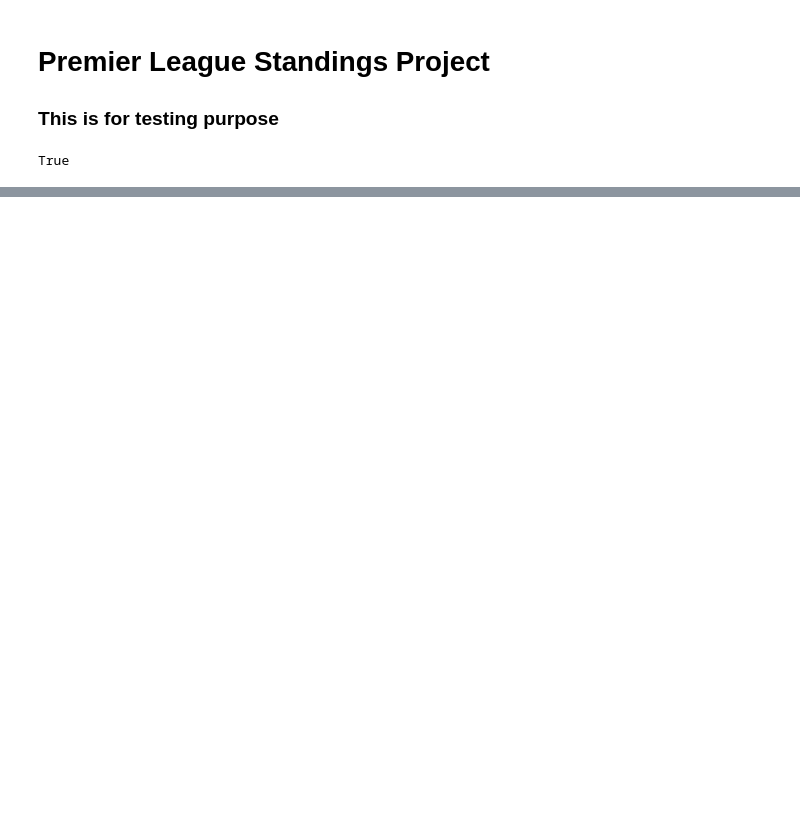
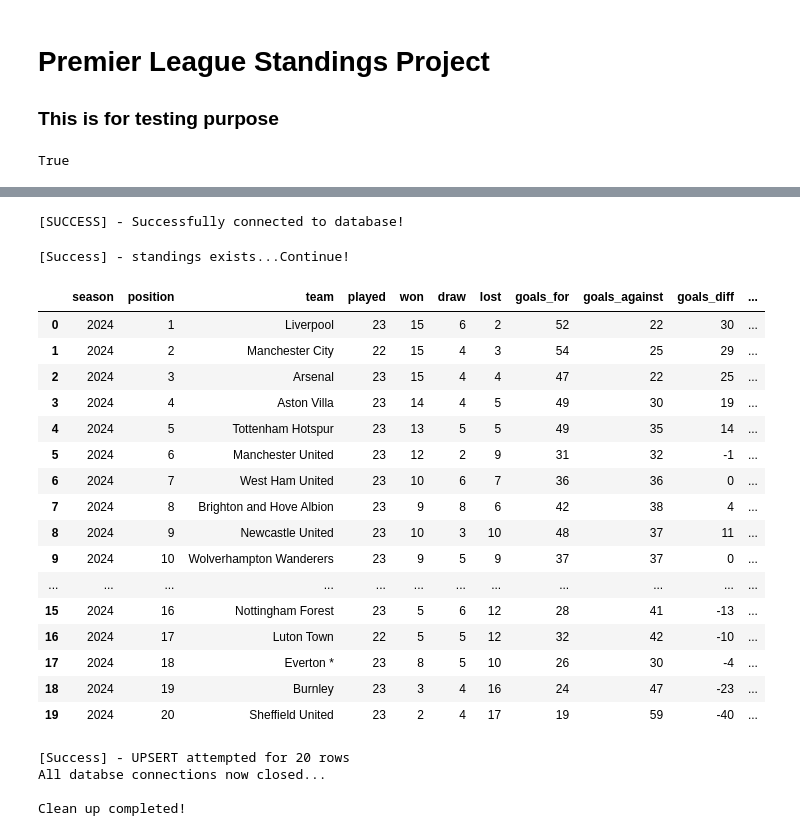
Before and after one commit to mdwasiqkhan1710/Python_API_Projects, a Jupyter notebook: Football_API_Project/test.ipynb, the cells around one changed output, grey strips where cells are left out. Saved outputs shown, nothing was run; the diff lists cells and outputs as text; code cells hidden in the pictures; blank space fills up the shorter version.

```diff
--- a/Football_API_Project/test.ipynb
+++ b/Football_API_Project/test.ipynb
@@ -69,0 +249,23 @@ payload["response"]["standing"]
+# %%
+db_connection = connector.connect(
+    host = MYSQL_HOST,
+    port = MYSQL_PORT,
+    user = MYSQL_USER,
+    password = MYSQL_PASSWORD,
+    database = MYSQL_DATABASE
+)
+
+cur = db_connection.cursor()
+print(f"[SUCCESS] - Successfully connected to database!")
+# %% [output]
+[SUCCESS] - Successfully connected to database!
+# %%
+sql_table = "standings"
+cur.execute("SHOW TABLES LIKE %s", (f"{sql_table}",))
+
+if cur.fetchone() is None:
+    raise SystemExit(f"Table with name - {sql_table} does not exist...please create it!")
+else:
+    print(f"[Success] - {sql_table} exists...Continue!")
+# %% [output]
+[Success] - standings exists...Continue!
@@ -69,0 +275,26 @@ payload["response"]["standing"]
+# %%
+# Starting the UPSERT Operations
+
+table_cols = ['season', 'position', 'team', 'played', 'won', 'draw', 'lost', 'goals_for', 'goals_against', 'goals_diff', 'points']
+
+standings_df = df[table_cols]
+# %%
+standings_df
+# %% [output]
+|  | season | position | team | played | won | draw | lost | goals_for | goals_against | goals_diff | ... |
+| 0 | 2024 | 1 | Liverpool | 23 | 15 | 6 | 2 | 52 | 22 | 30 | ... |
+| 1 | 2024 | 2 | Manchester City | 22 | 15 | 4 | 3 | 54 | 25 | 29 | ... |
+| 2 | 2024 | 3 | Arsenal | 23 | 15 | 4 | 4 | 47 | 22 | 25 | ... |
+| 3 | 2024 | 4 | Aston Villa | 23 | 14 | 4 | 5 | 49 | 30 | 19 | ... |
+| 4 | 2024 | 5 | Tottenham Hotspur | 23 | 13 | 5 | 5 | 49 | 35 | 14 | ... |
+| 5 | 2024 | 6 | Manchester United | 23 | 12 | 2 | 9 | 31 | 32 | -1 | ... |
+| 6 | 2024 | 7 | West Ham United | 23 | 10 | 6 | 7 | 36 | 36 | 0 | ... |
+| 7 | 2024 | 8 | Brighton and Hove Albion | 23 | 9 | 8 | 6 | 42 | 38 | 4 | ... |
+| 8 | 2024 | 9 | Newcastle United | 23 | 10 | 3 | 10 | 48 | 37 | 11 | ... |
+| 9 | 2024 | 10 | Wolverhampton Wanderers | 23 | 9 | 5 | 9 | 37 | 37 | 0 | ... |
+| ... | ... | ... | ... | ... | ... | ... | ... | ... | ... | ... | ... |
+| 15 | 2024 | 16 | Nottingham Forest | 23 | 5 | 6 | 12 | 28 | 41 | -13 | ... |
+| 16 | 2024 | 17 | Luton Town | 22 | 5 | 5 | 12 | 32 | 42 | -10 | ... |
+| 17 | 2024 | 18 | Everton * | 23 | 8 | 5 | 10 | 26 | 30 | -4 | ... |
+| 18 | 2024 | 19 | Burnley | 23 | 3 | 4 | 16 | 24 | 47 | -23 | ... |
+| 19 | 2024 | 20 | Sheffield United | 23 | 2 | 4 | 17 | 19 | 59 | -40 | ... |
@@ -69,0 +324,17 @@ payload["response"]["standing"]
+# %%
+try:
+    cur.executemany(UPSERT_SQL, list_of_standings_records_tuples)
+    db_connection.commit()
+    print(f"[Success] - UPSERT attempted for {no_of_rows_uploaded_to_mysql} rows")
+except Exception as e:
+    db_connection.rollback()
+    print(f"[Error] - Rolled back due to this error.......: \n{e}")
+finally:
+    cur.close()
+    db_connection.close()
+    print("All databse connections now closed...\n\nClean up completed!")
+# %% [output]
+[Success] - UPSERT attempted for 20 rows
+All databse connections now closed...
+
+Clean up completed!
```
Also changed, not shown: parts of 27 cells of this notebook.
